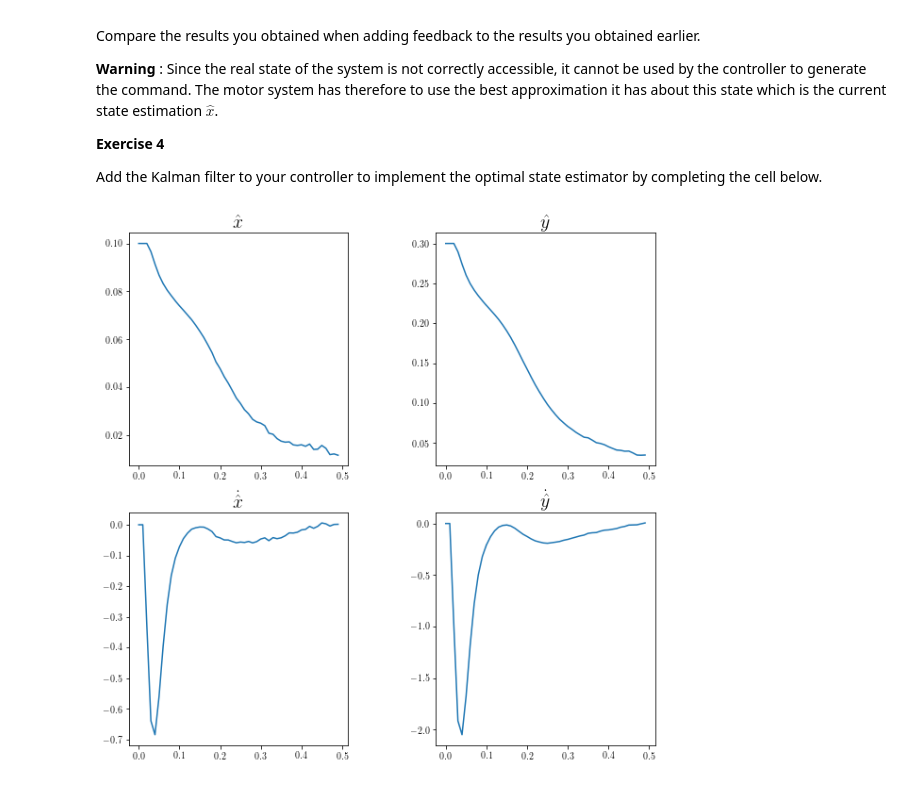
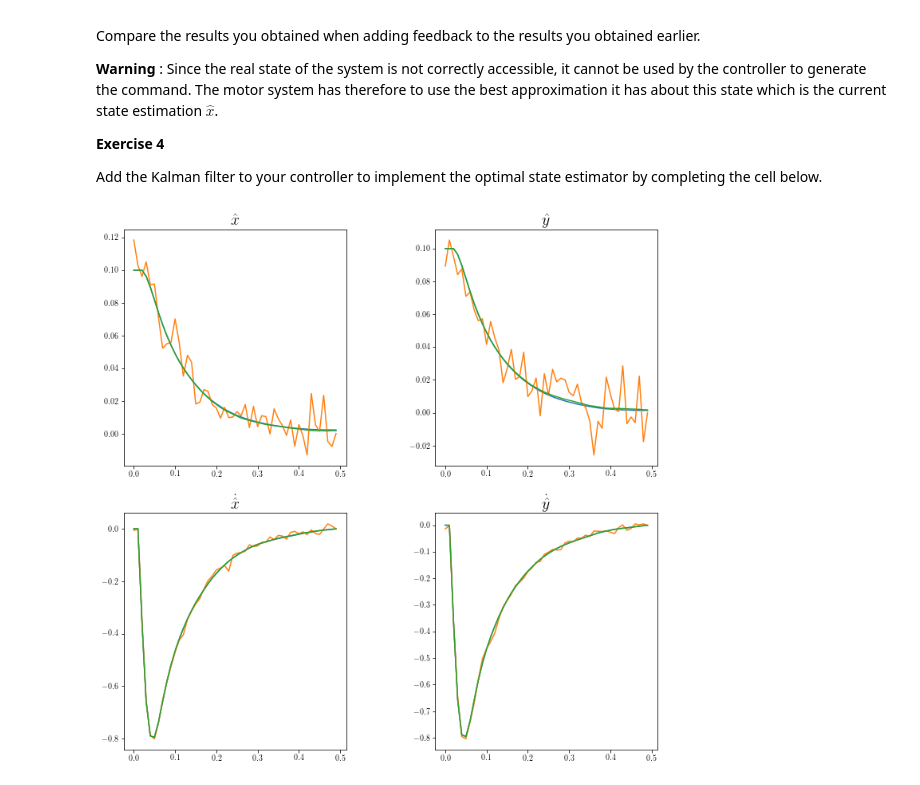
Before and after one commit to TomaszWasTaken/ModellingOfBiologicalSystems, a Jupyter notebook: LGBIO2060_TP4.ipynb, the cells around one changed output. Saved outputs shown, nothing was run; the diff lists cells and outputs as text; code cells hidden in the pictures.

```diff
--- a/LGBIO2060_TP4.ipynb
+++ b/LGBIO2060_TP4.ipynb
@@ -154,13 +158,15 @@ Using this inequality, determines the shape and entries of the matrix $Q_N$ and
 ## Complete the code below ####
 ###############################
 
-w1 = 1000
-w2 = 1000
+w1 = 10
+w2 = 10
 w3 = 10
 w4 = 10
 QN = np.diag([w1, w2, w3, w4, 0, 0])
 
 # We set the R matrix as follows, later on you can change it to see its effect on the controller
 R = np.array([(10 ** -4, 0), (0, 10 ** -4)])
+
+print('QN =')
 print(QN)
 # %% [output]
@@ -221,7 +228,7 @@ X = np.zeros((N, ns, 1))
 
 #Change the first entries of the vector below to investigate different starting position
 
-X[0, :, :] = [[0.1], [0.3], [0], [0], [0], [0]]
+X[0, :, :] = [[0.1], [0.1], [0], [0], [0], [0]]
 
 #Computation of the motor noise
 Xi = np.random.normal(loc=0, scale=10 ** -4, size=(N, 6, 1))
@@ -321,39 +328,46 @@ oOmega = 0.1 * np.max(np.max(oXi)) * np.eye(ns)
 
 #Fill in the following loop to complete
 #
 # state evolution
-# observatoin evolutino
+# observation evolution
 # computation of K and Sigma
 # computation of the command
 # evolution of the state estimation
 
-K[0,:,:] = A@Sigma[0,:,:]@H.T@np.linalg.inv(H@Sigma[0,:,:]@H.T + oOmega)
-
 for j in range(0, N - 1):
+    K[j,:,:] = A@Sigma[j,:,:]@H.T@np.linalg.inv(H@Sigma[j,:,:]@H.T + oOmega)
     Sigma[j+1,:,:] = oXi + (A-K[j,:,:]@H)@Sigma[j,:,:]@A.T
-    K[j,:,:] = A@Sigma[j,:,:]@H.T@np.linalg.inv(H@Sigma[j,:,:]@H.T + oOmega)
-    Y[j,:,:] = H.dot(X[j,:,:]) + Omega[j,:,:]
-    Xhat[j+1,:,:] = A.dot(Xhat[j,:,:]) + B.dot(U[j,:,:]) + K[j,:,:].dot(Y[j,:,:]-H.dot(Xhat[j,:,:]))
+    Y[j,:,:] = H.dot(X[j,:,:]) + Omega[j,:,:]                                                         # observation
+    U[j,:,:] = -L[j,:,:].dot(Xhat[j,:,:])                                                             # command
+    Xhat[j+1,:,:] = A.dot(Xhat[j,:,:]) + B.dot(U[j,:,:]) + K[j,:,:].dot(Y[j,:,:]-H.dot(Xhat[j,:,:]))  # estimation
 
 #Plot the time evolution of the state, its observation and its estimation.. What do you observe?
-plt.subplots(2, 2, figsize=(10,10))
+plt.subplots(2, 2, figsize=(12,12))
 plt.subplots_adjust(wspace=0.4)
 # x
 plt.subplot(221)
 plt.plot(time_vec, Xhat[:,0,0])
+plt.plot(time_vec, Y[:,0,0])
+plt.plot(time_vec, X[:,0,0])
 plt.title(r'$\hat{x}$', fontsize=20)
 # y
 plt.subplot(222)
 plt.plot(time_vec, Xhat[:,1,0])
+plt.plot(time_vec, Y[:,1,0])
+plt.plot(time_vec, X[:,1,0])
 plt.title(r'$\hat{y}$', fontsize=20)
 # xdot
 plt.subplot(223)
 plt.title(r'$\dot{\hat{x}}$', fontsize=20)
 plt.plot(time_vec, Xhat[:,2,0])
+plt.plot(time_vec, Y[:,2,0])
+plt.plot(time_vec, X[:,2,0])
 # ydot
 plt.subplot(224)
-plt.plot(time_vec, Xhat[:,3,0])  # ydot
+plt.plot(time_vec, Xhat[:,3,0])
+plt.plot(time_vec, Y[:,3,0])
+plt.plot(time_vec, X[:,3,0])
 plt.title(r'$\dot{\hat{y}}$', fontsize=20)
 plt.show()
 # %% [output]
-[figure, old version]
+[figure, new version]
```
Also changed, not shown: parts of 3 cells of this notebook.
